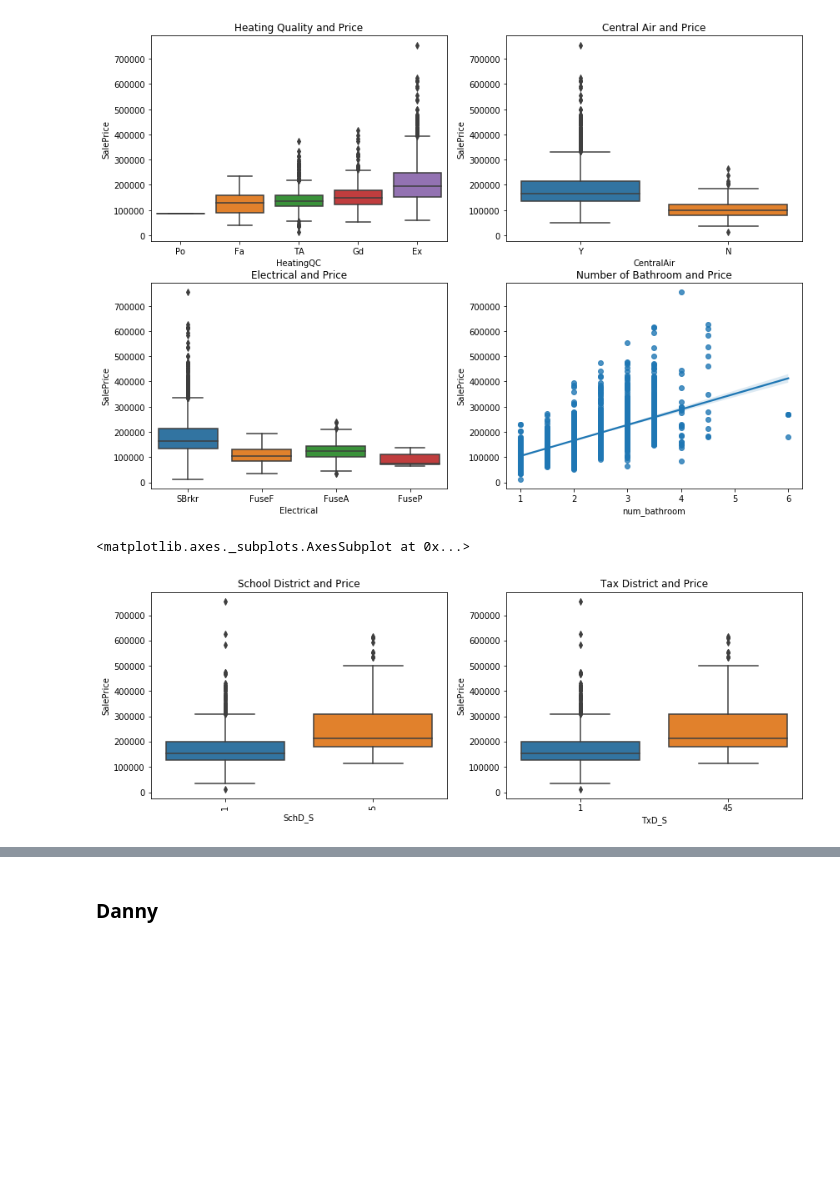
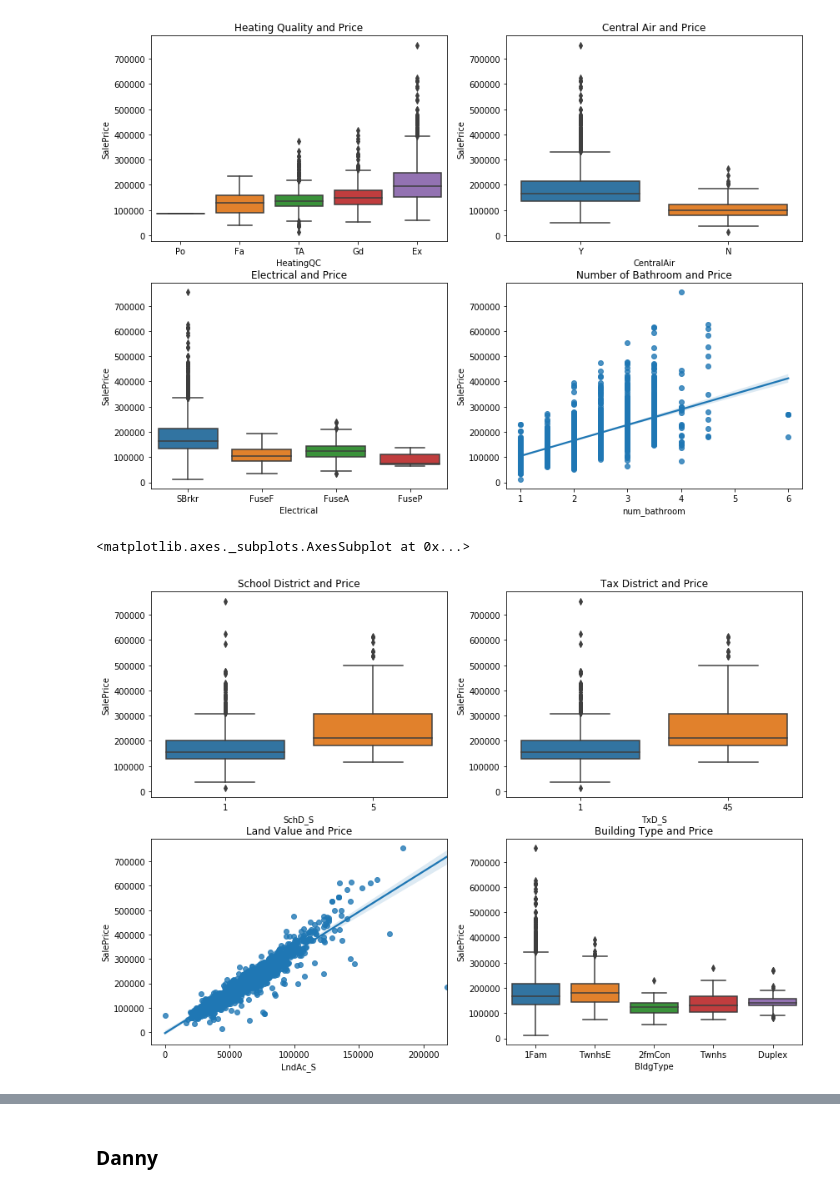
Before and after one commit to danieljinchoy/ames_housing_ml, a Jupyter notebook: EDA.ipynb, the cells around one changed output, grey strips where cells are left out. Drawn from its saved outputs; the diff is of its cells as text; code cells hidden in the pictures; blank space fills up the shorter version.

Commit message:
updated EDA and cleaned data

```diff
--- a/EDA.ipynb
+++ b/EDA.ipynb
@@ -117,14 +117,13 @@ sns.regplot(x = 'num_bathroom', y = 'SalePrice', data = housing)
 # %%
 plt.figure(figsize = (14,10))
 plt.subplot(2,2,1).set_title("School District and Price")
 sns.boxplot(x = 'SchD_S', y = 'SalePrice', data = ames_df)
-plt.xticks(rotation=90)
 plt.subplot(2,2,2).set_title("Tax District and Price")
 sns.boxplot(x = 'TxD_S', y = 'SalePrice', data = ames_df)
-plt.subplot(2,2,3).set_title("Tax District and Price")
-sns.boxplot(x = 'TxD_S', y = 'SalePrice', data = ames_df)
-plt.subplot(2,2,4).set_title("Tax District and Price")
-sns.boxplot(x = 'TxD_S', y = 'SalePrice', data = ames_df)
+plt.subplot(2,2,3).set_title("Land Value and Price")
+sns.regplot(x = 'LndAc_S', y = 'SalePrice', data = ames_df)
+plt.subplot(2,2,4).set_title("Building Type and Price")
+sns.boxplot(x = 'BldgType', y = 'SalePrice', data = ames_df)
 # %% [output]
 <matplotlib.axes._subplots.AxesSubplot at 0x...>
-[figure, old version]
+[figure, new version]
```
Also changed, not shown: parts of 4 cells of this notebook, 1 other file.
